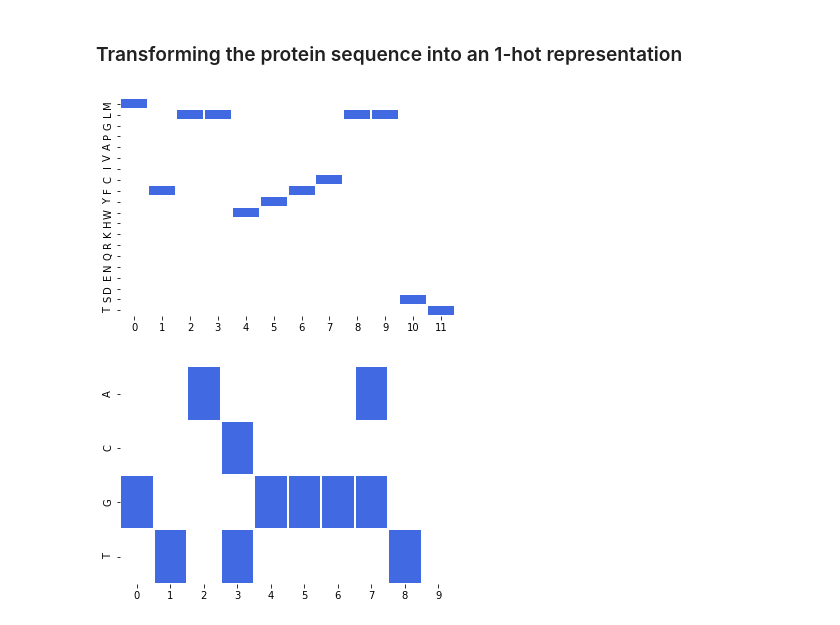
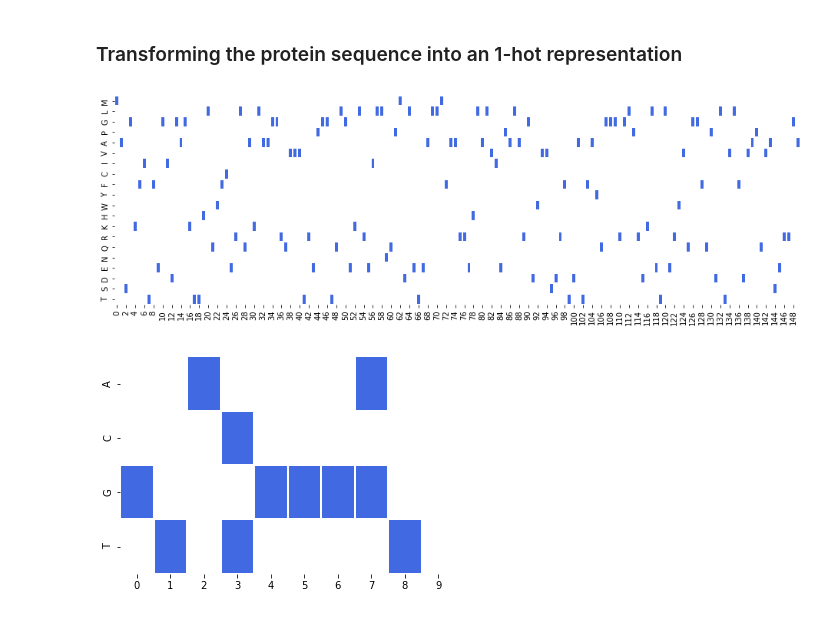
Before and after one commit to thrakar9/dl_bio_workshop, a Jupyter notebook: 02_working_with_sequences.ipynb, the cells around one changed output. Saved outputs shown, nothing was run; the diff lists cells and outputs as text; code cells hidden in the pictures.

```diff
--- a/02_working_with_sequences.ipynb
+++ b/02_working_with_sequences.ipynb
@@ -15,9 +304,12 @@ aa_hot = et.aa2hot(aa_seq)
+# %%
+aa_seq = 'MASGKFITFEGIDGAGKTTHLQWFCERLQAKLAAGGRQVVVTREPGGTQLGEKLREILLN QPMDLETEAL LMFAARREHL ALVIEPALAR GDWVVSDRFT DATFAYQGGG RGLPRDKLET LERWVQGGFQ PDLTVLFDVA PQVASERRGA VRMPDKFESE SDAFFSRTRG EYLRRAEEAP HRFAIVDATQ SIPEIRQQLE RVLAAL'.replace(' ','')
+aa_hot = et.aa2hot(aa_seq)
 # %%
-fig, ax = plt.subplots(1,1)
+fig, ax = plt.subplots(1,1, figsize=(16,5))
 sns.heatmap(aa_hot.T, ax=ax, yticklabels=amino_acids, linewidths=1, cmap=['white', 'royalblue'], cbar=False)
 plt.show()
 # %% [output]
-[figure, old version]
+[figure, new version]
 # %%
 dna_seq = 'GTAYGGGRTN'
 dna_hot = et.nt2prob(dna_seq)
```
Also changed, not shown: parts of 31 cells of this notebook, 3 other files.
